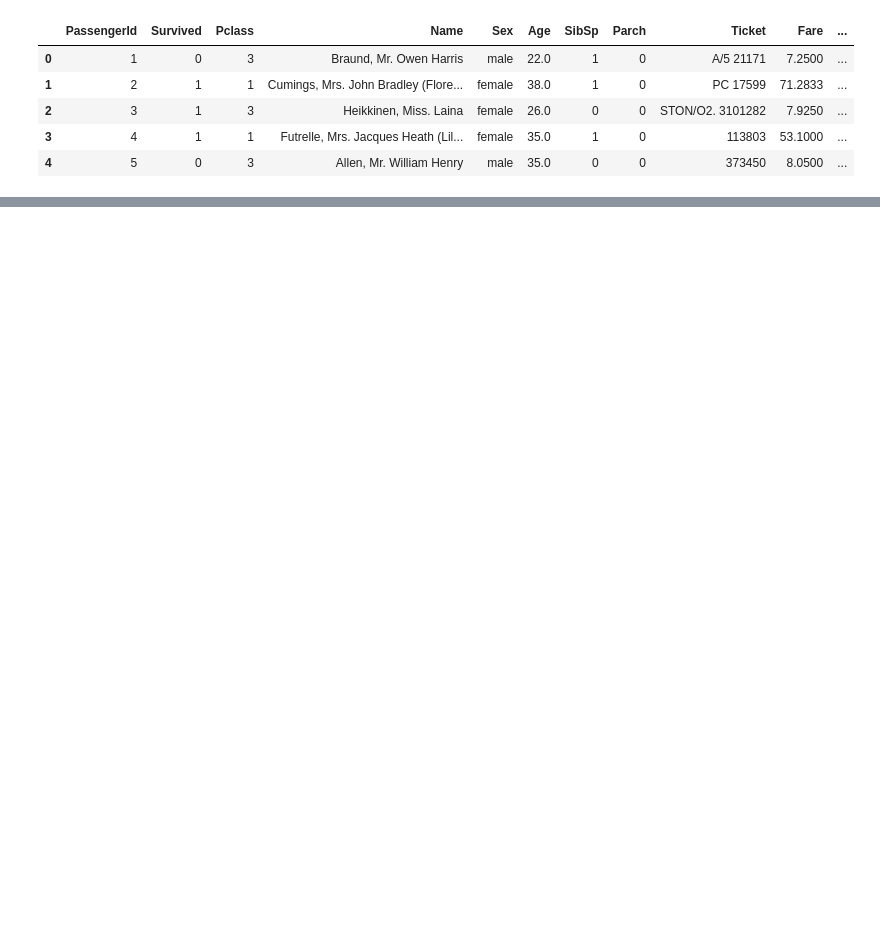
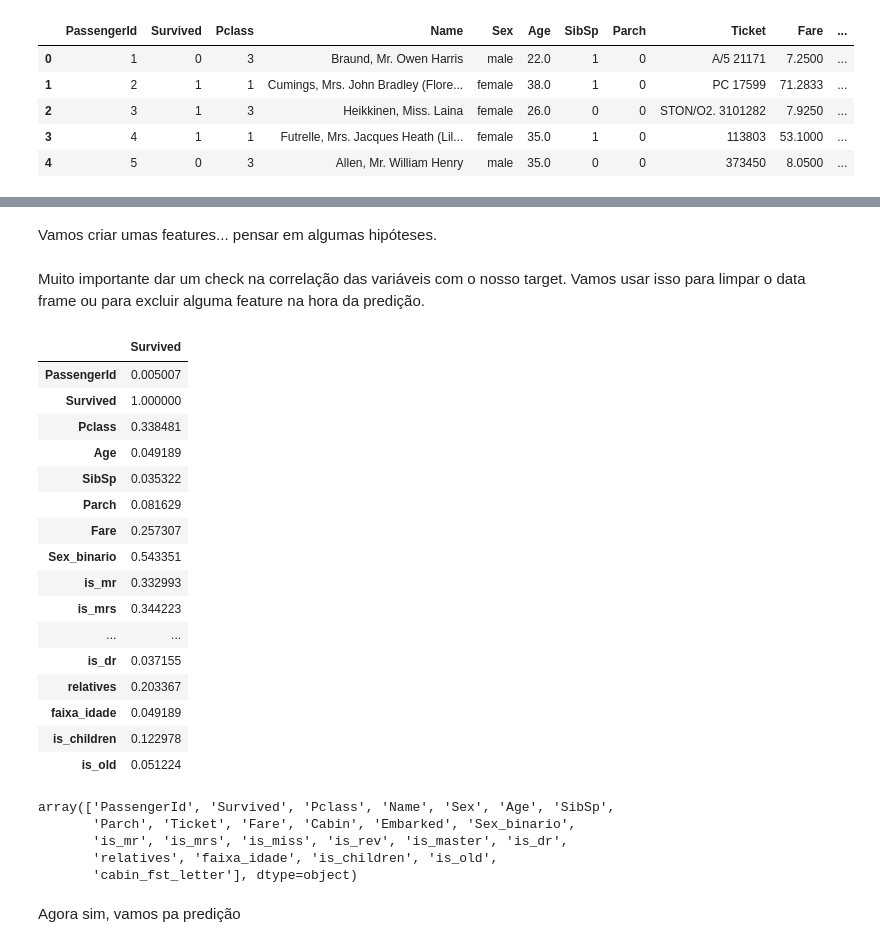
Before and after one commit to marcelosabadini/estudos-machinelearning, a Jupyter notebook: titanic/titanic.ipynb, the cells around one changed output, grey strips where cells are left out. Cells and saved outputs as stored; diff of their text form; code cells hidden in the pictures; blank space fills up the shorter version.

```diff
--- a/titanic/titanic.ipynb
+++ b/titanic/titanic.ipynb
@@ -175,0 +50,9 @@ df_final.to_csv('final.csv', index=False)
+# %%
+media = treino['Age'].mean()
+desvio = treino['Age'].std()
+total_nulos = treino['Age'].isnull().sum()
+
+# Cria um array com a quantidade de Ages em branco
+total_nulos_randomicos = np.random.random_integers(media-desvio, media+desvio,size=total_nulos)
+# Aplica o array nos registros do data frame
+treino['Age'][np.isnan(treino['Age'])] = total_nulos_randomicos
@@ -175,0 +87,54 @@ df_final.to_csv('final.csv', index=False)
+# %% [markdown]
+Vamos criar umas features... pensar em algumas hipóteses.
+# %%
+# Se reparar nos nomes, existem alguns títulos.
+treino['is_mr'] = treino['Name'].str.contains('Mr.')
+treino['is_mrs'] = treino['Name'].str.contains('Mrs.')
+treino['is_miss'] = treino['Name'].str.contains('Miss.')
+treino['is_rev'] = treino['Name'].str.contains('Rev.')
+treino['is_master'] = treino['Name'].str.contains('Master.')
+treino['is_dr'] = treino['Name'].str.contains('Dr.')
+
+# Junta a informação se o passageiro esta sozinho, com filhos e/ou marido. Seria o total de pessoas da familia viajando juntos, algo assim.
+treino['relatives'] = treino.apply(lambda row: int(row['SibSp'] + row['Parch'])>0, axis=1)
+
+# Uma classificação por faixa etária
+treino['faixa_idade'] = treino['Age']/12
+# Se é criança
+treino['is_children'] = treino.apply(lambda row: row['Age']<15, axis=1)
+# Se é idoso
+treino['is_old'] = treino.apply(lambda row: row['Age']>60, axis=1)
+# Prmeira letra da cabine, imaginei que isso pode influenciar pelo fato de estar no inicio/final de corredor, andar diferente, enfim...
+treino['cabin_fst_letter'] = treino['Cabin'].str[0:1]
+treino['cabin_fst_letter'].replace(np.nan, -1, inplace=True) # soh acerta o que ficou como NULL
+# %% [markdown]
+Muito importante dar um check na correlação das variáveis com o nosso target. Vamos usar isso para limpar o data frame ou para excluir alguma feature na hora da predição.
+# %%
+treino.corr().abs()[["Survived"]]
+# %% [output]
+|  | Survived |
+| PassengerId | 0.005007 |
+| Survived | 1.000000 |
+| Pclass | 0.338481 |
+| Age | 0.049189 |
+| SibSp | 0.035322 |
+| Parch | 0.081629 |
+| Fare | 0.257307 |
+| Sex_binario | 0.543351 |
+| is_mr | 0.332993 |
+| is_mrs | 0.344223 |
+| ... | ... |
+| is_dr | 0.037155 |
+| relatives | 0.203367 |
+| faixa_idade | 0.049189 |
+| is_children | 0.122978 |
+| is_old | 0.051224 |
+# %%
+# Pinto os nomes das colunas pra conseguir copiar e colar abaixo :)
+treino.columns.values
+# %% [output]
+array(['PassengerId', 'Survived', 'Pclass', 'Name', 'Sex', 'Age', 'SibSp',
+       'Parch', 'Ticket', 'Fare', 'Cabin', 'Embarked', 'Sex_binario',
+       'is_mr', 'is_mrs', 'is_miss', 'is_rev', 'is_master', 'is_dr',
+       'relatives', 'faixa_idade', 'is_children', 'is_old',
+       'cabin_fst_letter'], dtype=object)
@@ -175,0 +152,2 @@ df_final.to_csv('final.csv', index=False)
+# %% [markdown]
+Agora sim, vamos pa predição
```
Also changed, not shown: parts of 31 cells of this notebook.
